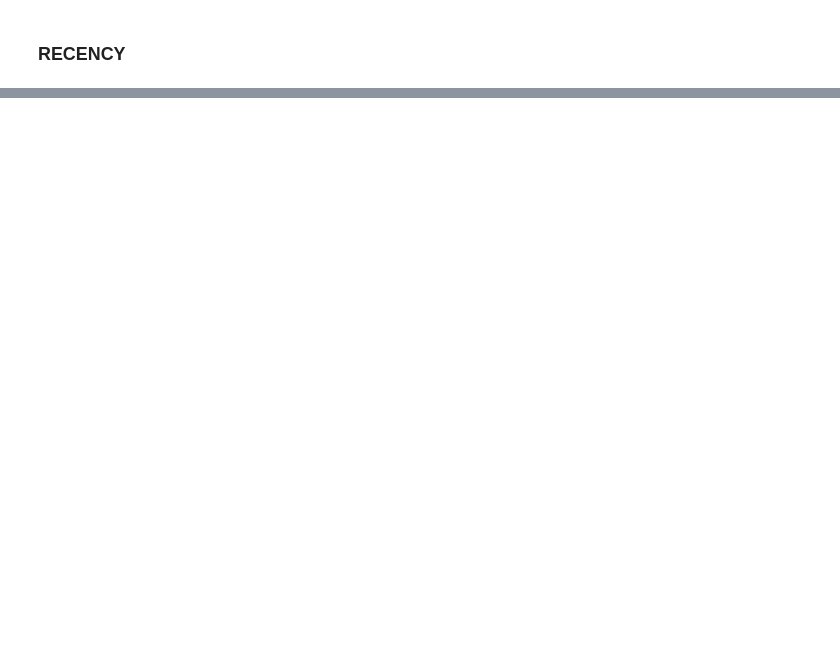
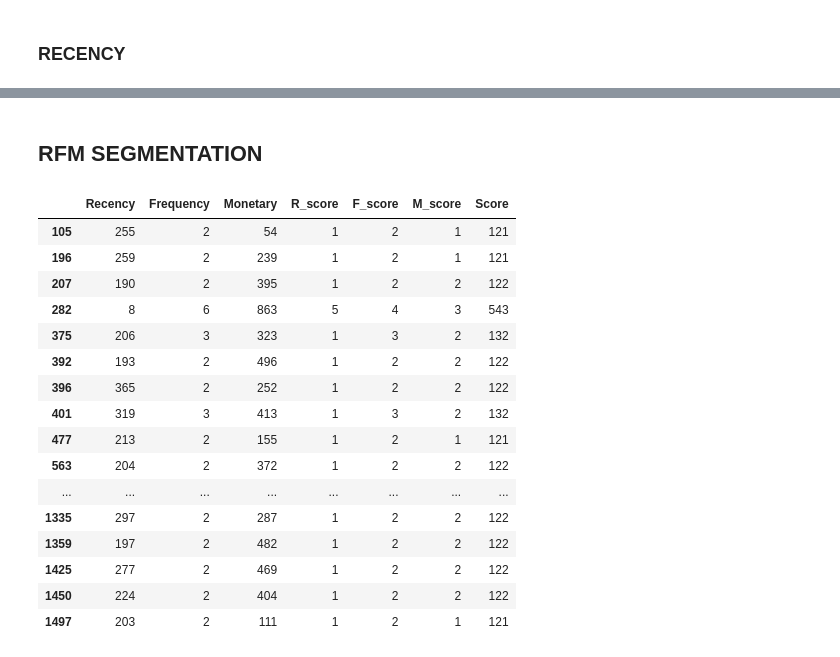
Before and after one commit to ankush-kumar-singh/Retail-Customer-Segmentation, a Jupyter notebook: 02_RFM_Analysis.ipynb, the cells around one changed output, grey strips where cells are left out. Cells and saved outputs as stored; diff of their text form; code cells hidden in the pictures; blank space fills up the shorter version.

```diff
--- a/02_RFM_Analysis.ipynb
+++ b/02_RFM_Analysis.ipynb
@@ -161,0 +341,2 @@ Timedelta('373 days 10:06:00')
+# %%
+rfm_df = pd.read_csv("datasets/rfm.csv")
@@ -161,0 +351,11 @@ Timedelta('373 days 10:06:00')
+# %%
+rfm_df["M_score"] = pd.qcut(rfm_df["Monetary"],
+                  q=5,
+                  labels=[1, 2, 3, 4, 5])
+rfm_df["F_score"] = pd.cut(rfm_df["Frequency"],
+                    bins = [0, 1, 2, 5, 20, float("inf")],
+                    labels=[1, 2, 3, 4, 5])
+rfm_df["R_score"] = pd.qcut(rfm_df["Recency"],
+
+                  q=5,
+                  labels=[5,4,3,2,1])
@@ -161,0 +494,2 @@ Timedelta('373 days 10:06:00')
+# %%
+rfm_df["Score"] = rfm_df["R_score"].astype(str) + rfm_df["F_score"].astype(str) + rfm_df["M_score"].astype(str)
@@ -161,0 +525,2 @@ Timedelta('373 days 10:06:00')
+# %% [markdown]
+## RFM SEGMENTATION
@@ -161,0 +530,23 @@ Timedelta('373 days 10:06:00')
+# %%
+rfm_df[rfm_df["Segment"] == "Others"][
+    ["Recency", "Frequency", "Monetary",
+     "R_score", "F_score", "M_score", "Score"]
+].head(30)
+# %% [output]
+|  | Recency | Frequency | Monetary | R_score | F_score | M_score | Score |
+| 105 | 255 | 2 | 54 | 1 | 2 | 1 | 121 |
+| 196 | 259 | 2 | 239 | 1 | 2 | 1 | 121 |
+| 207 | 190 | 2 | 395 | 1 | 2 | 2 | 122 |
+| 282 | 8 | 6 | 863 | 5 | 4 | 3 | 543 |
+| 375 | 206 | 3 | 323 | 1 | 3 | 2 | 132 |
+| 392 | 193 | 2 | 496 | 1 | 2 | 2 | 122 |
+| 396 | 365 | 2 | 252 | 1 | 2 | 2 | 122 |
+| 401 | 319 | 3 | 413 | 1 | 3 | 2 | 132 |
+| 477 | 213 | 2 | 155 | 1 | 2 | 1 | 121 |
+| 563 | 204 | 2 | 372 | 1 | 2 | 2 | 122 |
+| ... | ... | ... | ... | ... | ... | ... | ... |
+| 1335 | 297 | 2 | 287 | 1 | 2 | 2 | 122 |
+| 1359 | 197 | 2 | 482 | 1 | 2 | 2 | 122 |
+| 1425 | 277 | 2 | 469 | 1 | 2 | 2 | 122 |
+| 1450 | 224 | 2 | 404 | 1 | 2 | 2 | 122 |
+| 1497 | 203 | 2 | 111 | 1 | 2 | 1 | 121 |
```
Also changed, not shown: parts of 53 cells of this notebook, 2 other files.
